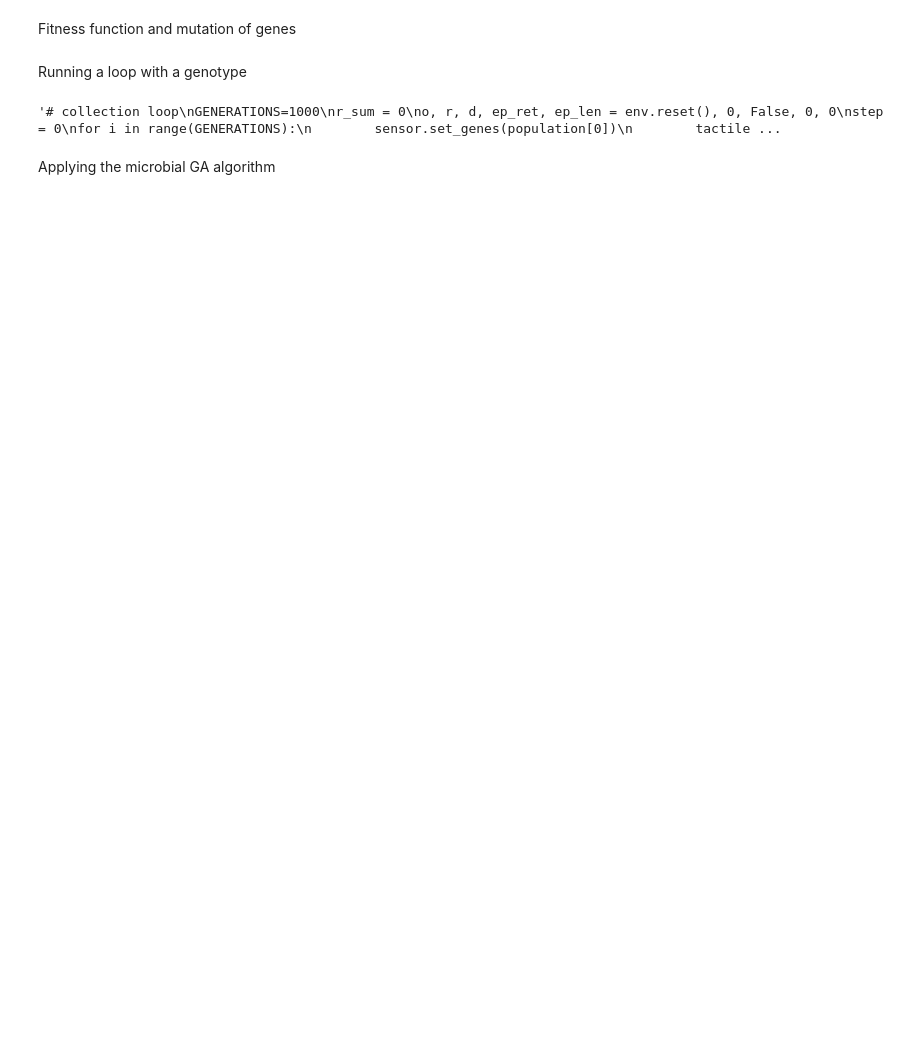
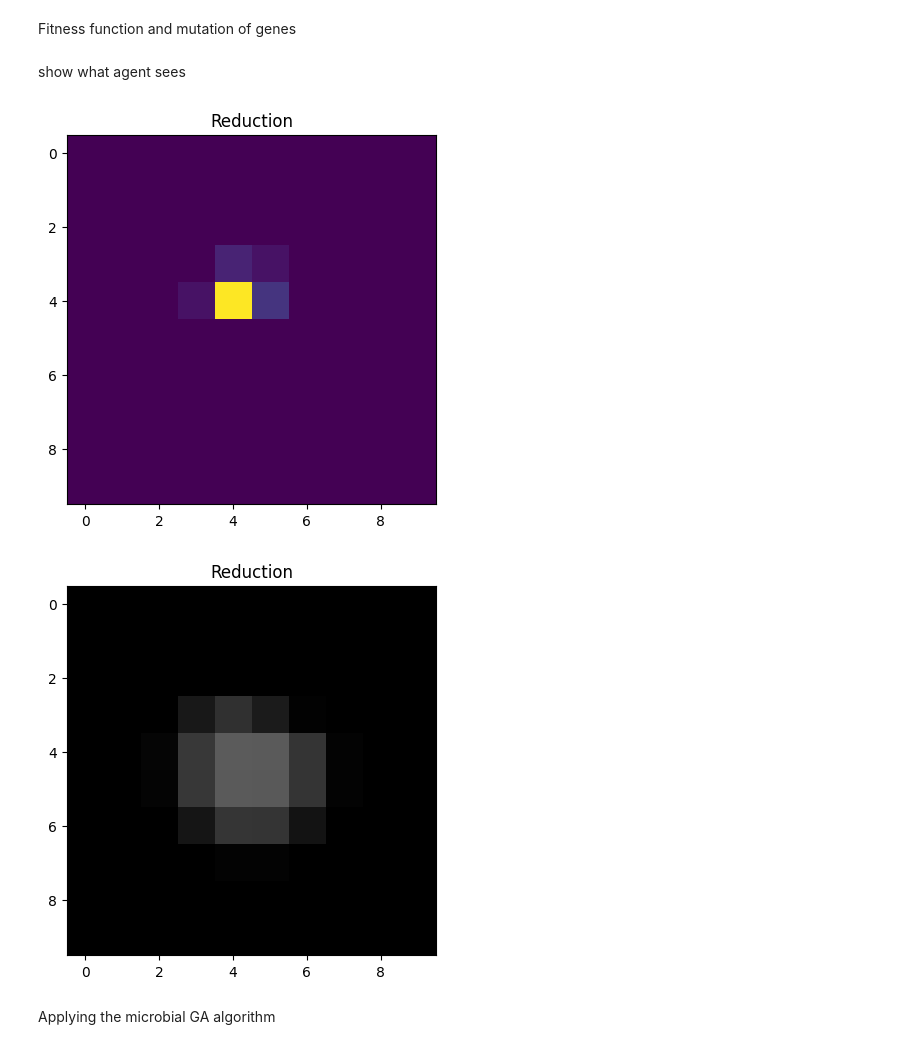
Before and after one commit to shepai/Chaos-Robotics, a Jupyter notebook: Bio-inspired sensors/Sim/gym_test.ipynb, the cells around one changed output. Saved outputs shown, nothing was run; the diff lists cells and outputs as text; code cells hidden in the pictures; blank space fills up the shorter version.

```diff
--- a/Bio-inspired sensors/Sim/gym_test.ipynb
+++ b/Bio-inspired sensors/Sim/gym_test.ipynb
@@ -236,40 +249,26 @@ def crossover(loser, winner, p_crossover=0.5): #provide a crossover function
       if rnd.random() <= p_crossover:
         loser[i] = winner[i]
     return loser
-# %% [markdown]
-Running a loop with a genotype
-# %%
-"""# collection loop
-GENERATIONS=1000
-r_sum = 0
-o, r, d, ep_ret, ep_len = env.reset(), 0, False, 0, 0
-step = 0
-for i in range(GENERATIONS):
-        sensor.set_genes(population[0])
-        tactile_input=np.reshape(o['tactile'],(128,128))
-        a=sensor.forward(tactile_input)[0] #push through tactile input into agent
-        # step the environment
-        o, r, d, info = env.step(a)
-
-        # render visual + tactile observation
-        if render:
-            render_img = env.render()
-        #print(o['tactile'])
-        r_sum += r
-        step += 1
-
-        q_key = ord("q")
-        r_key = ord("r")
-        keys = env._pb.getKeyboardEvents()
-        if q_key in keys and keys[q_key] & env._pb.KEY_WAS_TRIGGERED:
-            exit()
-        elif r_key in keys and keys[r_key] & env._pb.KEY_WAS_TRIGGERED:
-            d = True
-
-print("Total Reward: ", r_sum)
-    """
-# %% [output]
-'# collection loop\nGENERATIONS=1000\nr_sum = 0\no, r, d, ep_ret, ep_len = env.reset(), 0, False, 0, 0\nstep = 0\nfor i in range(GENERATIONS):\n        sensor.set_genes(population[0])\n        tactile ...
+# %% [markdown]
+show what agent sees
+# %%
+o, r, d, ep_ret, ep_len = env.reset(), 0, False, 0, 0
+tactile_input=np.reshape(o['tactile'],(128,128))
+tactile_input=cv2.resize(tactile_input, dsize=(10,10), interpolation=cv2.INTER_AREA) #rescale
+
+plt.title("Reduction")
+plt.imshow(tactile_input)
+plt.show()
+
+img1 = cv2.imread("/its/home/drs25/Pictures/good.png")
+img1 = cv2.resize(img1, dsize=(10,10), interpolation=cv2.INTER_AREA) #rescale
+
+plt.title("Reduction")
+plt.imshow(img1)
+plt.show()
+# %% [output]
+[figure, added]
+[figure, added]
 # %% [markdown]
 Applying the microbial GA algorithm
 # %%
```
Also changed, not shown: parts of 6 cells of this notebook, 2 other files.
